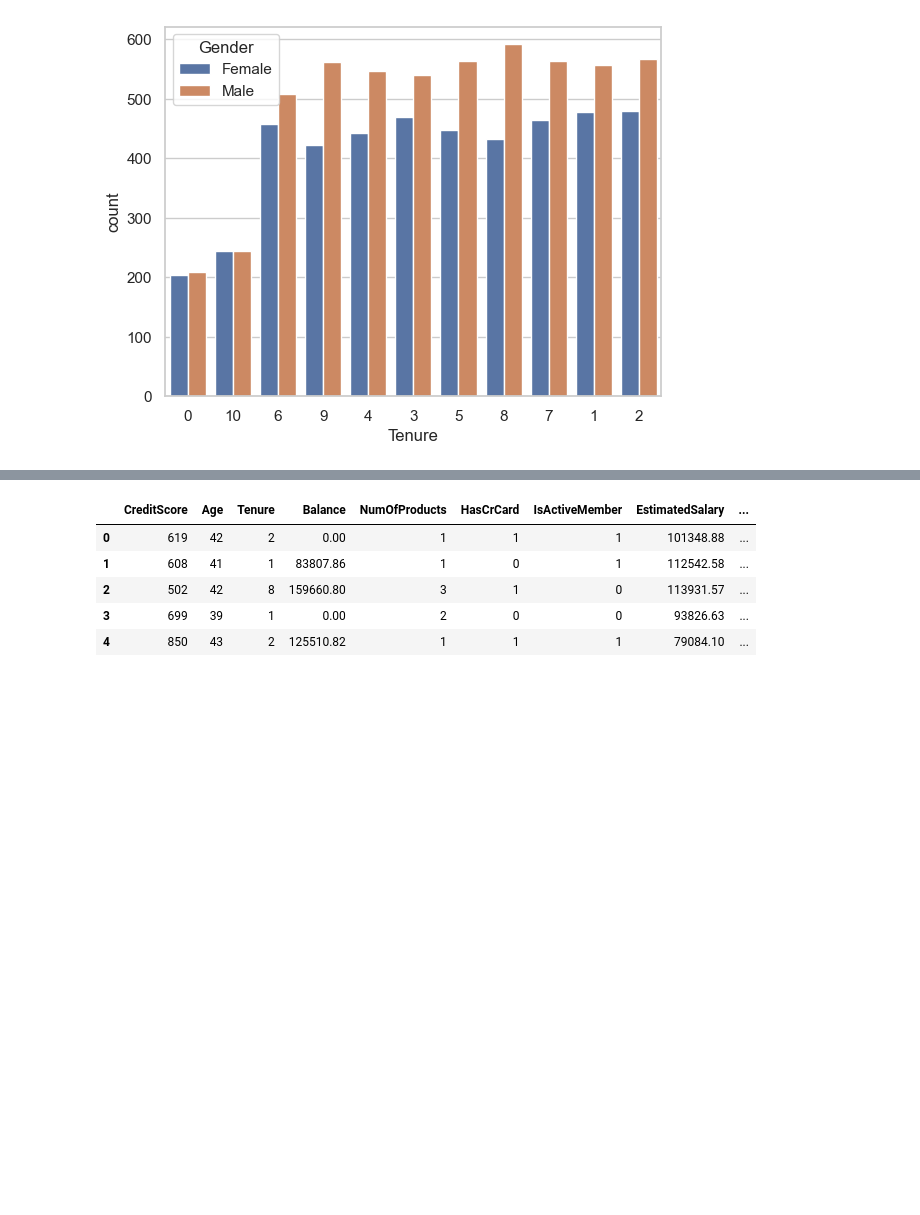
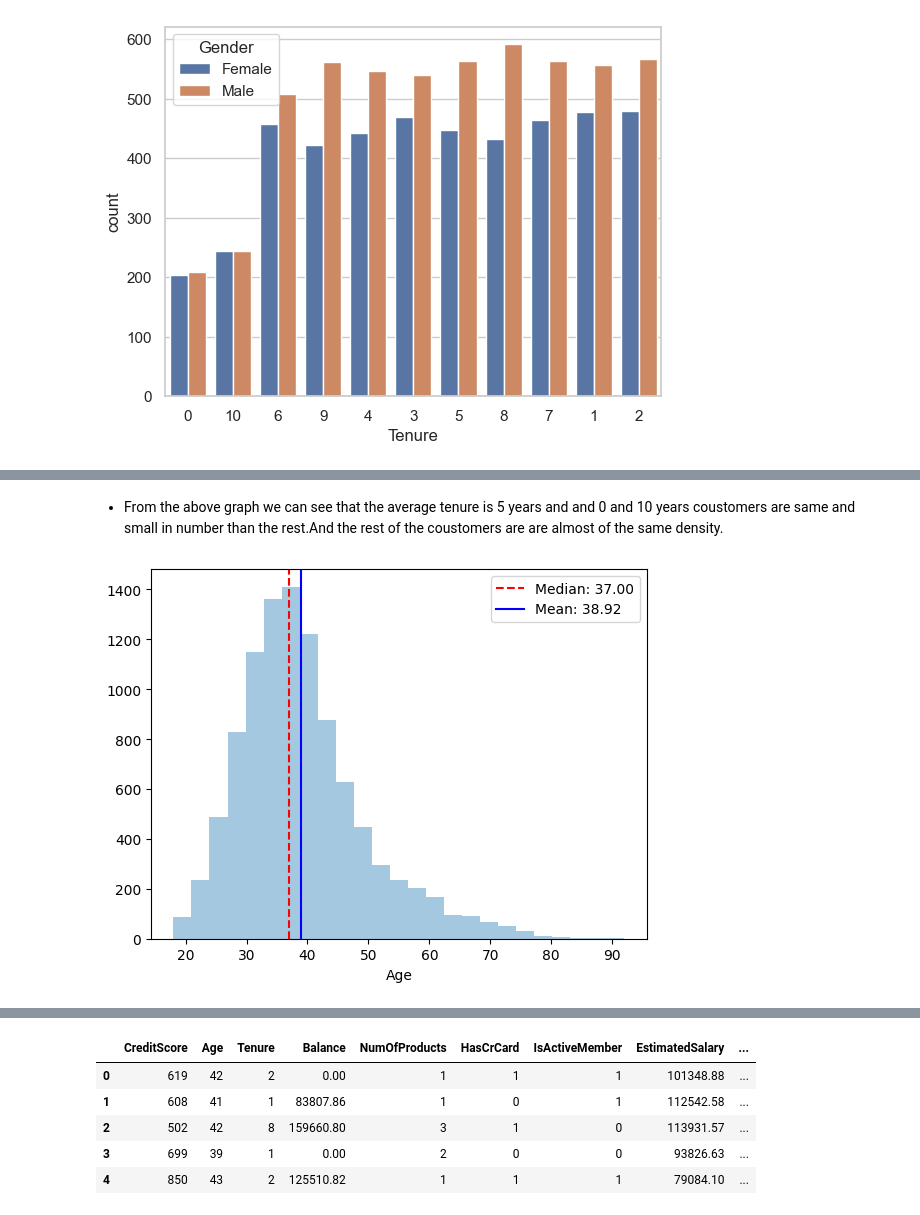
Before and after one commit to girishSaiWork/DeepLearning, a Jupyter notebook: Credit Card Customer Churn Prediction/trails.ipynb, the cells around one changed output, grey strips where cells are left out. Cells and saved outputs as stored; diff of their text form; code cells hidden in the pictures; blank space fills up the shorter version.

```diff
--- a/Credit Card Customer Churn Prediction/trails.ipynb
+++ b/Credit Card Customer Churn Prediction/trails.ipynb
@@ -178,0 +236,24 @@ data.head()
+# %% [markdown]
+* From the above graph we can see that the average tenure is 5 years and and 0 and 10 years coustomers are same and small in number than the rest.And the rest of the coustomers are are almost of the same density.
+# %%
+import seaborn as sns
+import matplotlib.pyplot as plt
+
+# Create a distplot
+sns.distplot(data['Age'], kde=False, bins=25)
+
+# Calculate the median and mean
+median_age = data['Age'].median()
+mean_age = data['Age'].mean()
+
+# Add vertical lines for median and mean
+plt.axvline(median_age, color='red', linestyle='--', label=f'Median: {median_age:.2f}')
+plt.axvline(mean_age, color='blue', linestyle='-', label=f'Mean: {mean_age:.2f}')
+
+# Add a legend
+plt.legend()
+
+# Show the plot
+plt.show()
+# %% [output]
+[figure, added]
```
Also changed, not shown: parts of 42 cells of this notebook.
